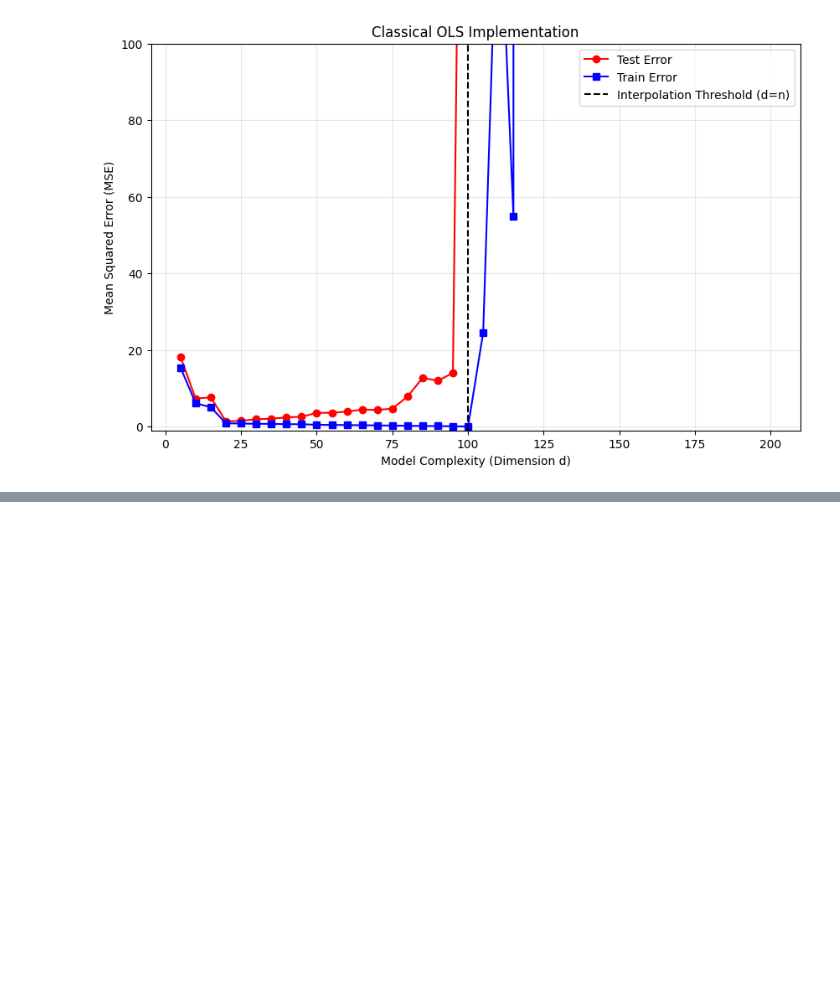
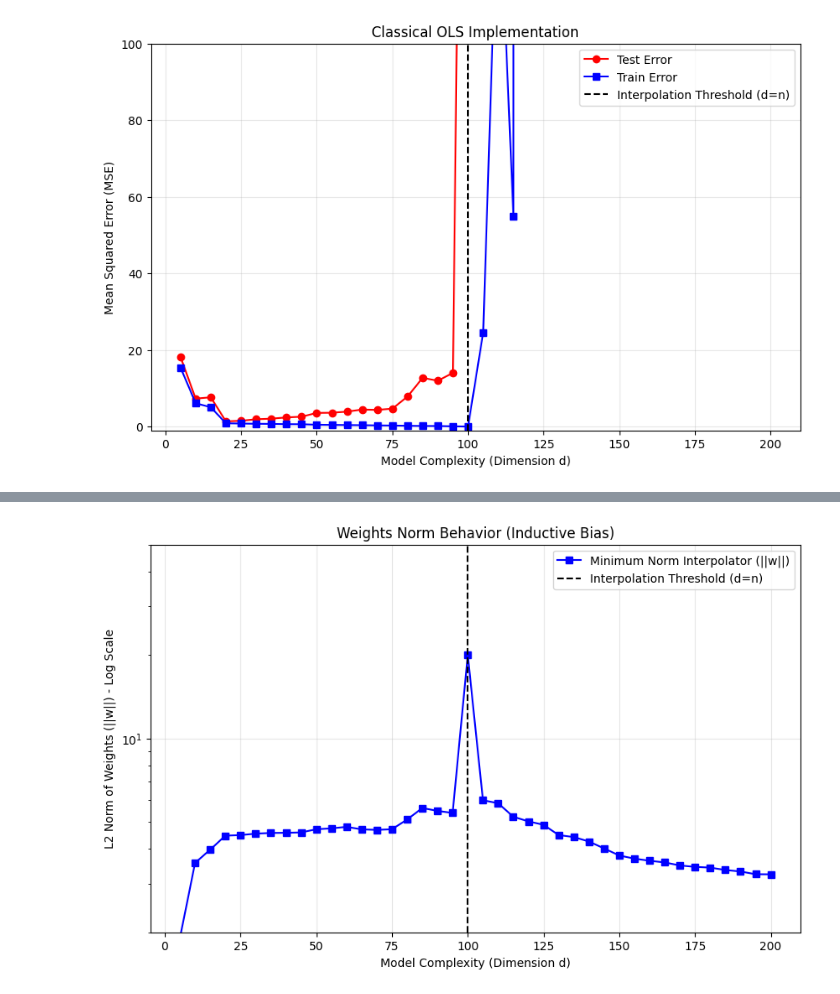
Before and after one commit to comitanigiacomo/double-descent-analysis, a Jupyter notebook: notebooks/double_descent_analysis.ipynb, the cells around one changed output, grey strips where cells are left out. Cells and saved outputs as stored; diff of their text form; code cells hidden in the pictures; blank space fills up the shorter version.

```diff
--- a/notebooks/double_descent_analysis.ipynb
+++ b/notebooks/double_descent_analysis.ipynb
@@ -140,0 +192,19 @@ plt.show()
+# %%
+plt.figure(figsize=(10, 6))
+plt.yscale('log')
+
+plt.plot(d_values, dd_norms, label='Minimum Norm Interpolator (||w||)', color='blue', marker='s')
+
+
+plt.axvline(x=n, color='black', linestyle='--', label='Interpolation Threshold (d=n)')
+
+plt.ylim(2, 50)
+
+plt.xlabel('Model Complexity (Dimension d)')
+plt.ylabel('L2 Norm of Weights (||w||) - Log Scale')
+plt.title('Weights Norm Behavior (Inductive Bias)')
+plt.legend()
+plt.grid(True, alpha=0.3)
+plt.show()
+# %% [output]
+[figure, added]
```
Also changed, not shown: parts of 3 cells of this notebook.
